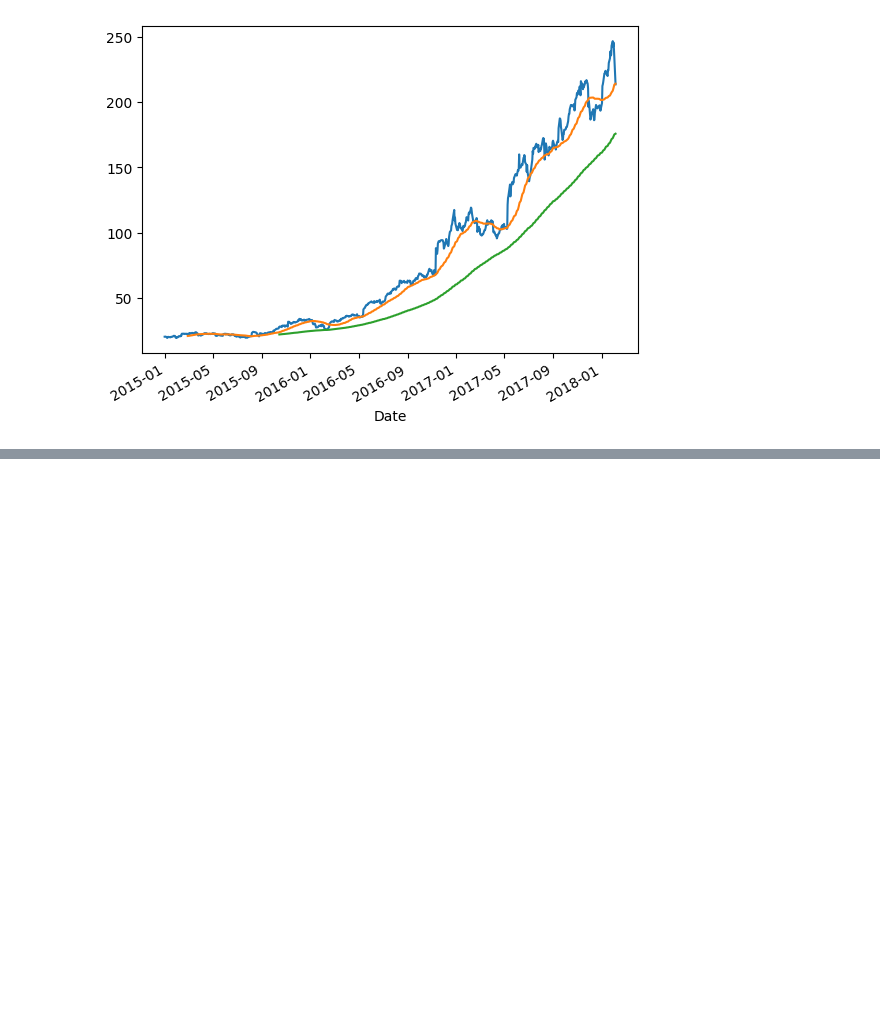
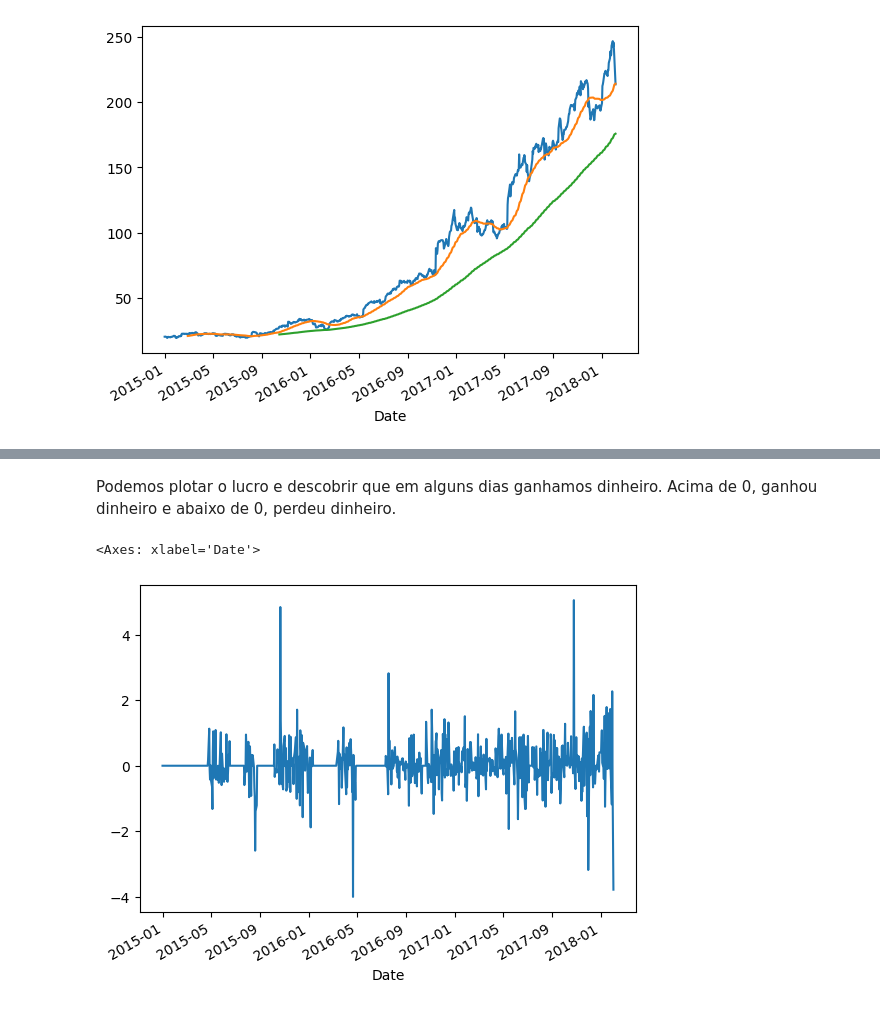
Before and after one commit to Latamila/Mineracao, a Jupyter notebook: Acoes_facebook_microsoft.ipynb, the cells around one changed output, grey strips where cells are left out. Cells and saved outputs as stored; diff of their text form; code cells hidden in the pictures; blank space fills up the shorter version.

```diff
--- a/Acoes_facebook_microsoft.ipynb
+++ b/Acoes_facebook_microsoft.ipynb
@@ -321,0 +399,3 @@ fb['MA200'].plot()
+# %%
+ms['Shares'] = [1 if ms.loc[ei, 'MA10'] > ms.loc[ei, 'MA50'] else 0 for ei in ms.index]
+ms.head()
@@ -321,0 +413,3 @@ fb['MA200'].plot()
+# %%
+ms['Close1'] = ms['Close'].shift(-1)
+ms.iloc[500:505,:]
@@ -321,0 +424,3 @@ fb['MA200'].plot()
+# %%
+ms['Profit'] = [ms.loc[ei, 'Close1'] - ms.loc[ei, 'Close'] if ms.loc[ei, 'Shares'] == 1 else 0 for ei in ms.index]
+ms.head()
@@ -321,0 +435,7 @@ fb['MA200'].plot()
+# %% [markdown]
+Podemos plotar o lucro e descobrir que em alguns dias ganhamos dinheiro. Acima de 0, ganhou dinheiro e abaixo de 0, perdeu dinheiro.
+# %%
+ms['Profit'].plot()
+# %% [output]
+<Axes: xlabel='Date'>
+[figure, added]
```
Also changed, not shown: parts of 26 cells of this notebook.
